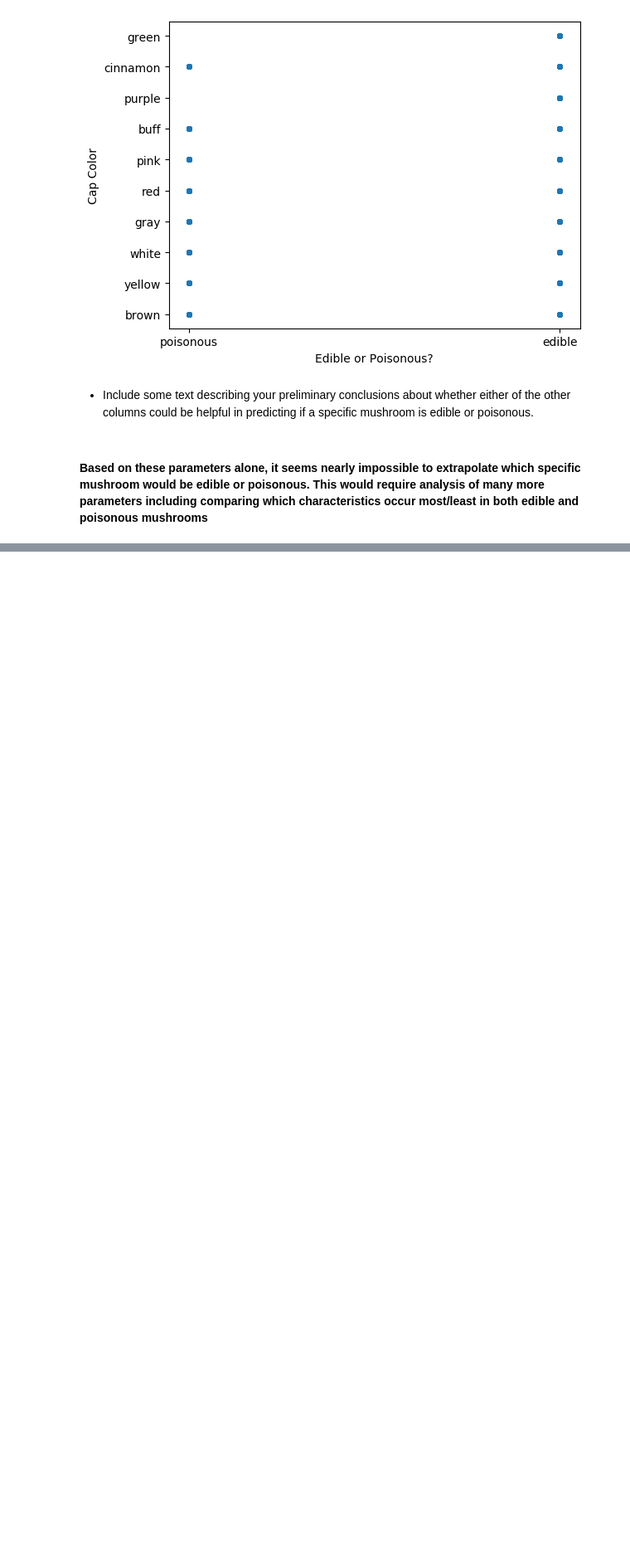
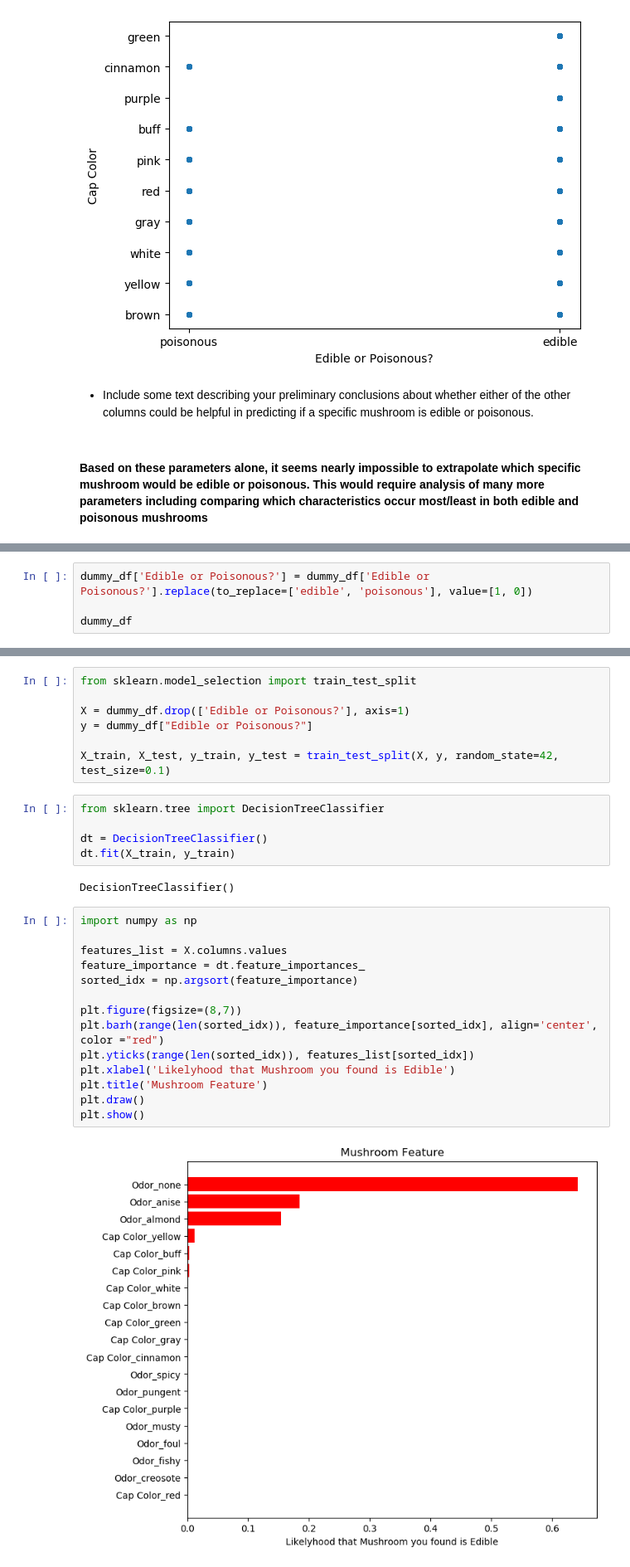
Before and after one commit to williamwaffles/IS362_Project4, a Jupyter notebook: Project 4.ipynb, the cells around one changed output, grey strips where cells are left out. Shown at 83% size. Saved outputs shown, nothing was run; the diff lists cells and outputs as text; blank space fills up the shorter version.

Commit message:
Replaced Project files

```diff
--- a/Project 4.ipynb
+++ b/Project 4.ipynb
@@ -188,0 +217,4 @@ plt.show()
+# %%
+dummy_df['Edible or Poisonous?'] = dummy_df['Edible or Poisonous?'].replace(to_replace=['edible', 'poisonous'], value=[1, 0])
+
+dummy_df
@@ -188,0 +235,30 @@ plt.show()
+# %%
+from sklearn.model_selection import train_test_split
+
+X = dummy_df.drop(['Edible or Poisonous?'], axis=1)
+y = dummy_df["Edible or Poisonous?"]
+
+X_train, X_test, y_train, y_test = train_test_split(X, y, random_state=42, test_size=0.1)
+# %%
+from sklearn.tree import DecisionTreeClassifier
+
+dt = DecisionTreeClassifier()
+dt.fit(X_train, y_train)
+# %% [output]
+DecisionTreeClassifier()
+# %%
+import numpy as np
+
+features_list = X.columns.values
+feature_importance = dt.feature_importances_
+sorted_idx = np.argsort(feature_importance)
+
+plt.figure(figsize=(8,7))
+plt.barh(range(len(sorted_idx)), feature_importance[sorted_idx], align='center', color ="red")
+plt.yticks(range(len(sorted_idx)), features_list[sorted_idx])
+plt.xlabel('Likelyhood that Mushroom you found is Edible')
+plt.title('Mushroom Feature')
+plt.draw()
+plt.show()
+# %% [output]
+[figure, added]
```
Also changed, not shown: parts of 9 cells of this notebook.
